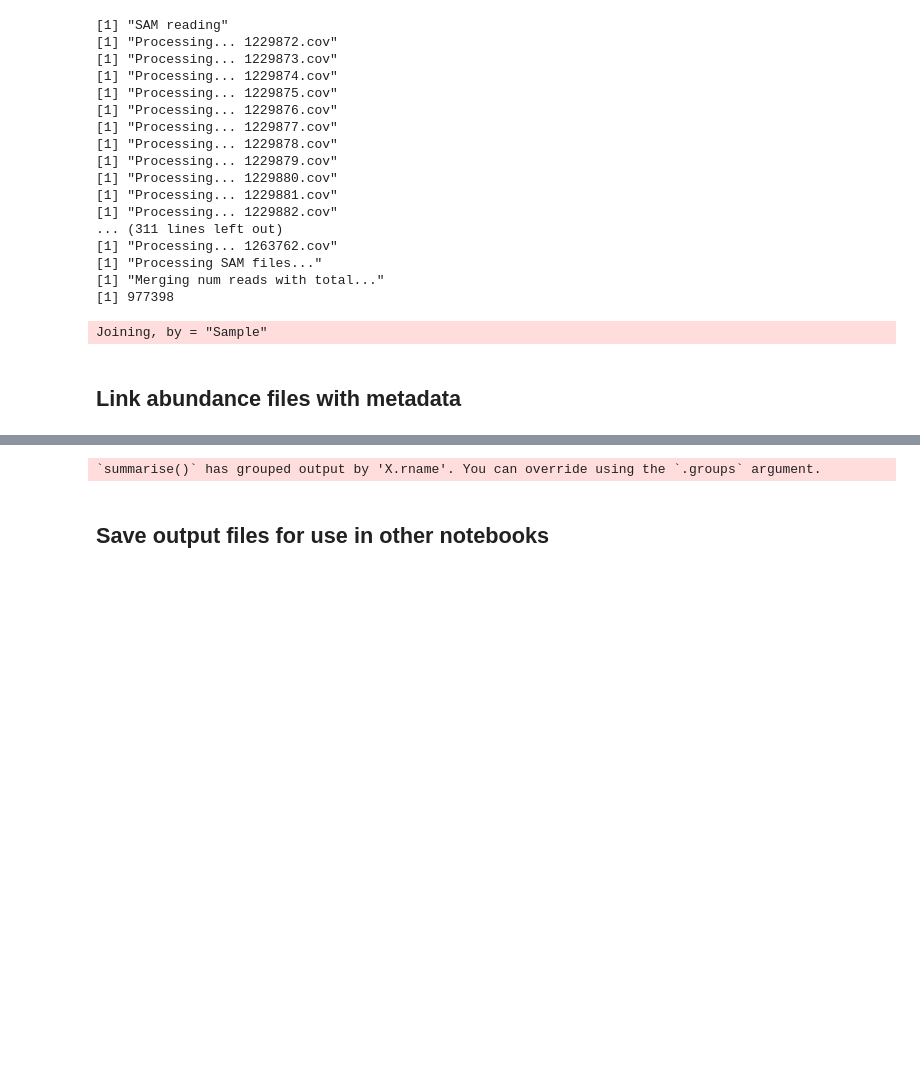
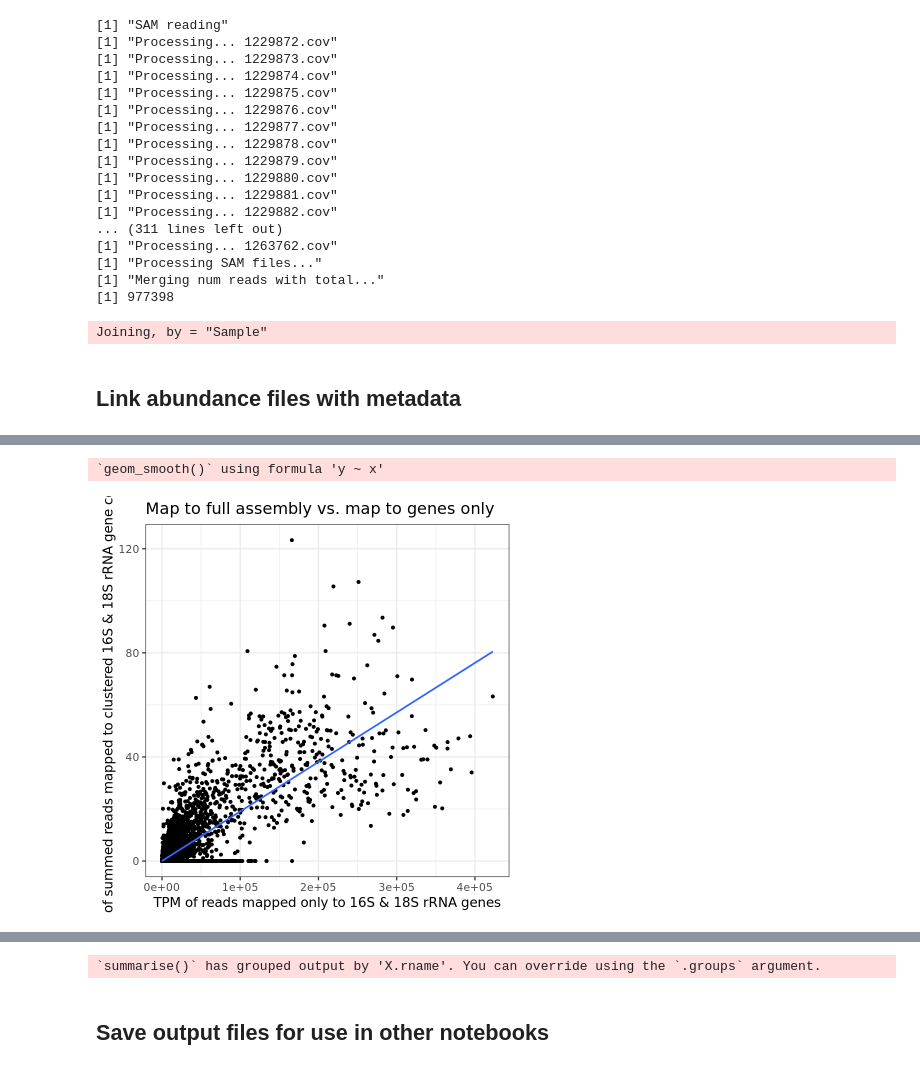
Before and after one commit to akrinos/2023-Krinos-Mendota18S, a Jupyter notebook: code/Jupyter Notebooks/process-abundance-data.ipynb, the cells around one changed output, grey strips where cells are left out. Cells and saved outputs as stored; diff of their text form; code cells hidden in the pictures; blank space fills up the shorter version.

```diff
--- a/code/Jupyter Notebooks/process-abundance-data.ipynb
+++ b/code/Jupyter Notebooks/process-abundance-data.ipynb
@@ -366,0 +443,8 @@ sam_with_meta_bact <- create_sam_meta(samtools_bact,metadata_file) %>%
+# %%
+## These are summed reads mapped when mapping is done with raw reads back to the full metaSPAdes
+## assembly for the sample & only originally clustered rRNA contigs are used, rather than
+## using only the 16S and 18S rRNA genes as the query sequences and calculating TPM using those
+## sequences.
+samtools_assembly=read.csv("../../data/rrna_abund_frame.csv") %>%
+    dplyr::mutate(Sample=as.character(SeqProjID)) %>%
+    dplyr::group_by(Label,Sample) %>% dplyr::summarize(TPM=sum(TPM,na.rm=TRUE))
@@ -366,0 +453,21 @@ sam_with_meta_bact <- create_sam_meta(samtools_bact,metadata_file) %>%
+# %%
+sam_with_meta_filt_assembly = create_sam_meta(samtools_assembly,metadata_file)
+# %%
+cluster_occurrences = cluster_all %>% group_by(Label) %>% dplyr::tally()
+
+
+cluster_occurrences = cluster_all %>% group_by(Label) %>% dplyr::tally()
+sam_with_meta_filt =   create_sam_meta(samtools,metadata_file) %>%
+                   dplyr::mutate(X.rname = vapply(strsplit(X.rname,"SSU"),
+                                                `[`, 1,
+                                                FUN.VALUE=character(1))) %>%
+                   dplyr::inner_join(cluster_all %>% dplyr::left_join(cluster_occurrences) %>%
+                                                       dplyr::filter(n >= 10) %>%
+                                                       dplyr::filter(grepl("eukary",query)) %>%
+                                                       dplyr::mutate(query = vapply(strsplit(query,"SSU"),
+                                                                                    `[`, 1,
+                                                                                    FUN.VALUE=character(1))),
+                                                 by = c("X.rname" = "query"))
+
+sam_with_meta <- create_sam_meta(samtools,metadata_file) %>%
+    dplyr::left_join(cluster_all,by=c("X.rname"="query"))
@@ -366,0 +488,15 @@ sam_with_meta_bact <- create_sam_meta(samtools_bact,metadata_file) %>%
+# %%
+combined_frames = sam_with_meta_filt %>% dplyr::mutate(Sample=as.numeric(Sample)) %>%
+    dplyr::left_join(sam_with_meta_filt_assembly %>%
+                     dplyr::mutate(Sample=as.numeric(Sample))%>%
+                     dplyr::rename(c("AssemblyTPM"="TPM")),
+                                       by = c("Sample","Label","Assembly","Raw",
+                                             "SeqProjID","SampleDate"))
+ggplot(combined_frames) +
+    geom_point(aes(x=TPM,y=AssemblyTPM)) + geom_smooth(aes(y=AssemblyTPM,x=TPM),method="lm") +
+    theme_bw(base_size=16) + xlab("TPM of reads mapped only to 16S & 18S rRNA genes") +
+    ylab("TPM of summed reads mapped to clustered 16S & 18S rRNA gene contigs") +
+    ggtitle("Map to full assembly vs. map to genes only")
+# %% [output]
+`geom_smooth()` using formula 'y ~ x'
+[figure, added]
```
Also changed, not shown: parts of 20 cells of this notebook, 11 other files.
